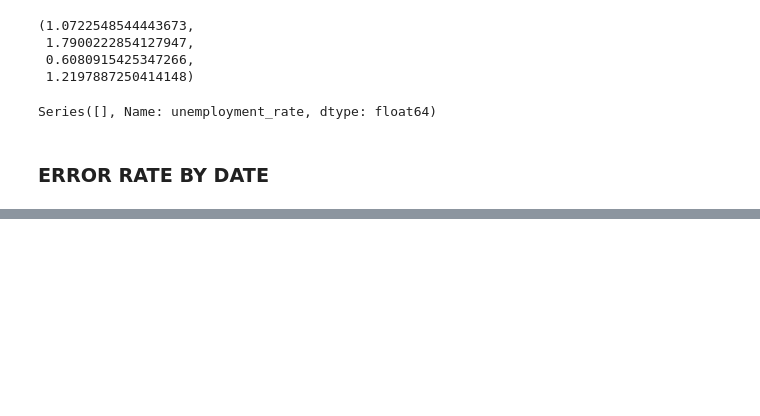
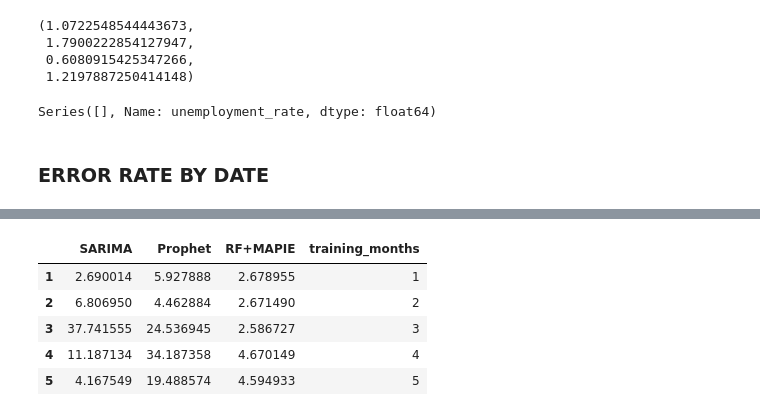
Before and after one commit to rafaelcattan/rafaelcattan.github.io, a Jupyter notebook: analysis/notebooks/data_analysis.ipynb, the cells around one changed output, grey strips where cells are left out. Cells and saved outputs as stored; diff of their text form; code cells hidden in the pictures; blank space fills up the shorter version.

```diff
--- a/analysis/notebooks/data_analysis.ipynb
+++ b/analysis/notebooks/data_analysis.ipynb
@@ -1153,0 +1167,13 @@ plt.show()
+# %%
+heatmap_data = heatmap_data.copy()
+heatmap_data['training_months'] = heatmap_data.index
+# keep compatibility with downstream cells that expect 'train_months'
+
+heatmap_data.head()
+# %% [output]
+|  | SARIMA | Prophet | RF+MAPIE | training_months |
+| 1 | 2.690014 | 5.927888 | 2.678955 | 1 |
+| 2 | 6.806950 | 4.462884 | 2.671490 | 2 |
+| 3 | 37.741555 | 24.536945 | 2.586727 | 3 |
+| 4 | 11.187134 | 34.187358 | 4.670149 | 4 |
+| 5 | 4.167549 | 19.488574 | 4.594933 | 5 |
```
Also changed, not shown: parts of 8 cells of this notebook, 6 other files.
